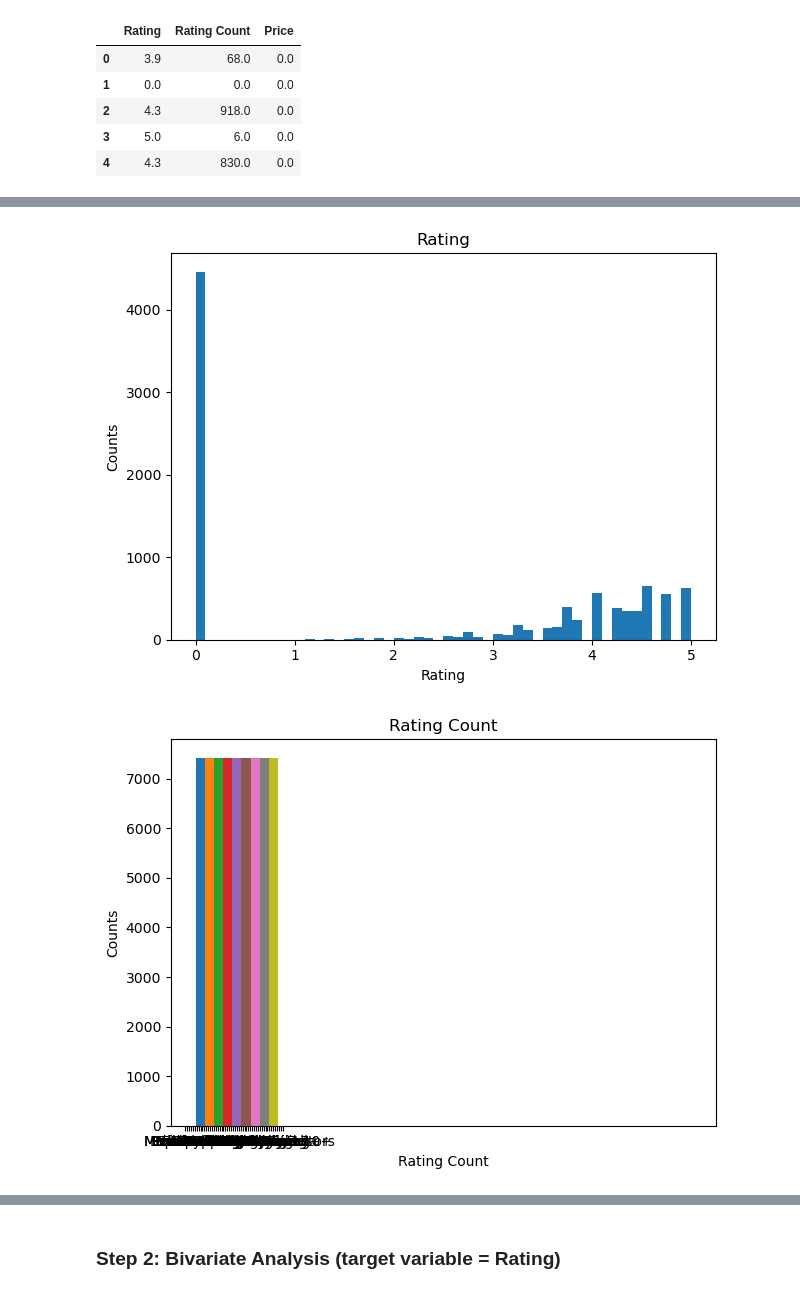
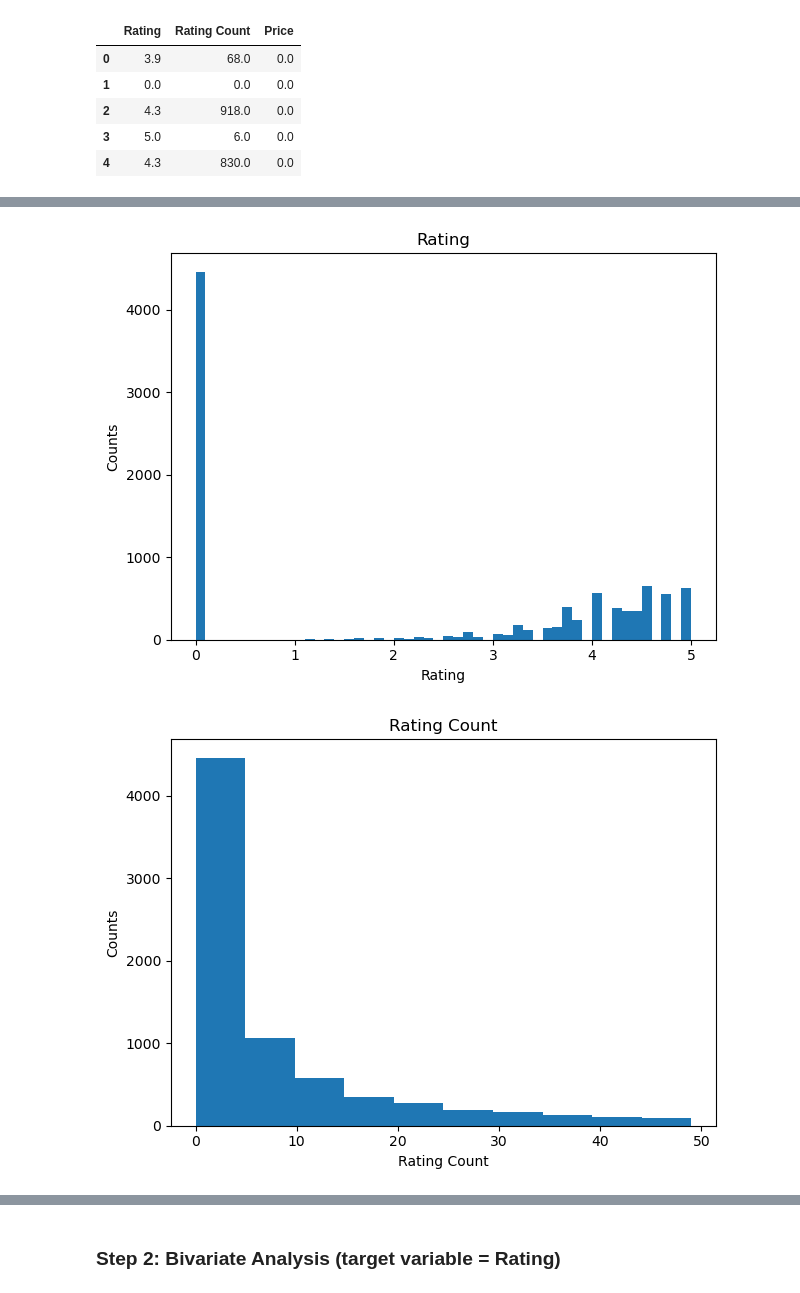
Before and after one commit to LouLan99/User-Rating-Prediction-Model, a Jupyter notebook: notebooks/02-eda.ipynb, the cells around one changed output, grey strips where cells are left out. Drawn from its saved outputs; the diff is of its cells as text; code cells hidden in the pictures.

```diff
--- a/notebooks/02-eda.ipynb
+++ b/notebooks/02-eda.ipynb
@@ -134,19 +146,20 @@ numeric_df.head()
 # %%
 for column in numeric_df:
     plt.figure()
     if column == 'Rating Count':
-        plt.hist(df_clean[df_clean[column] <50], bins=5)
+        df_small = df_clean[df_clean['Rating Count'] < 50]
+        plt.hist(df_small['Rating Count'])
     else:
         plt.hist(df_clean[column], bins=50)
     plt.title(column)
     plt.ylabel('Counts')
     plt.xlabel(column)
 
     plt.tight_layout()
     plt.show()
 # %% [output]
 [figure]
-[figure, old version]
+[figure, new version]
 [figure]
 # %% [markdown]
 We can see that most of the application are rated 0, meaning that those application are non rated as the minimum rating is 1.
```
Also changed, not shown: parts of 16 cells of this notebook.
